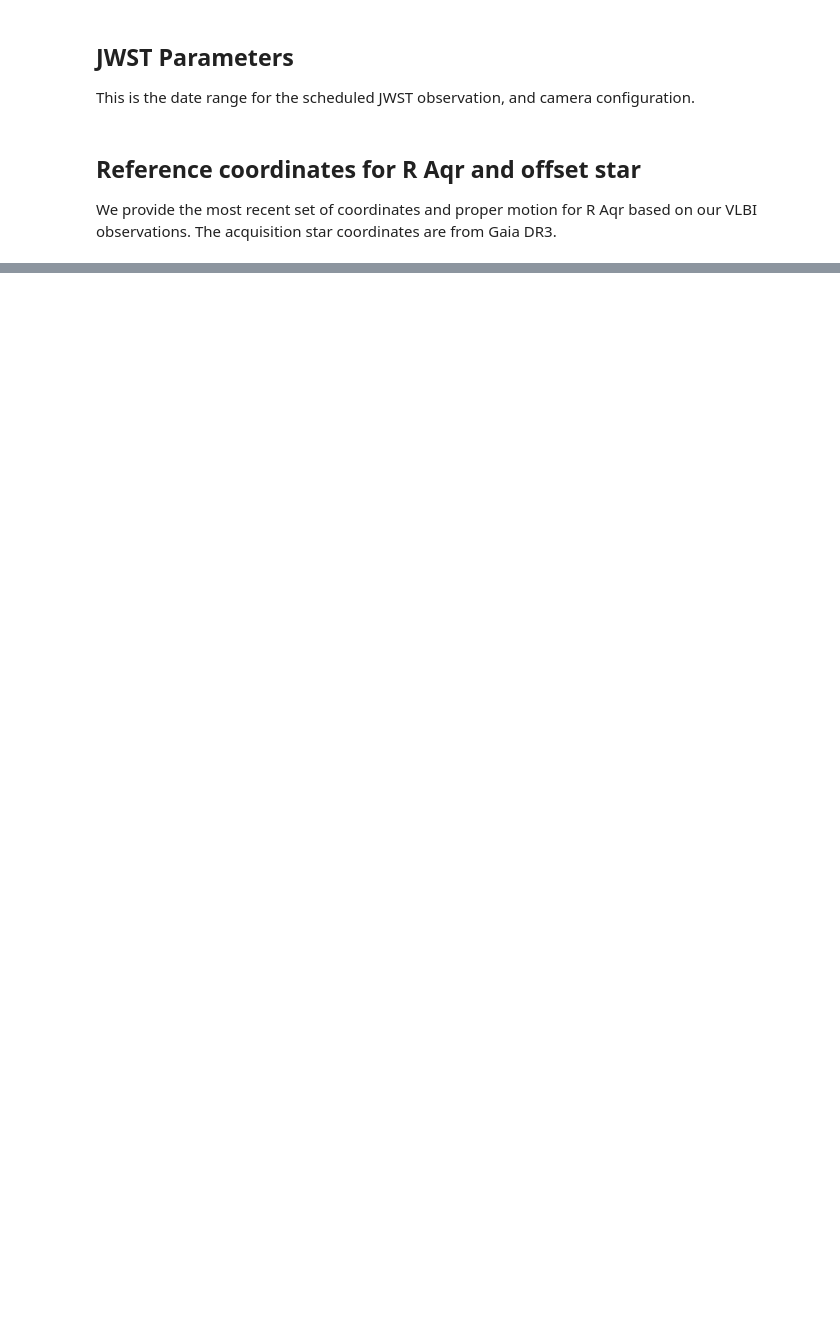
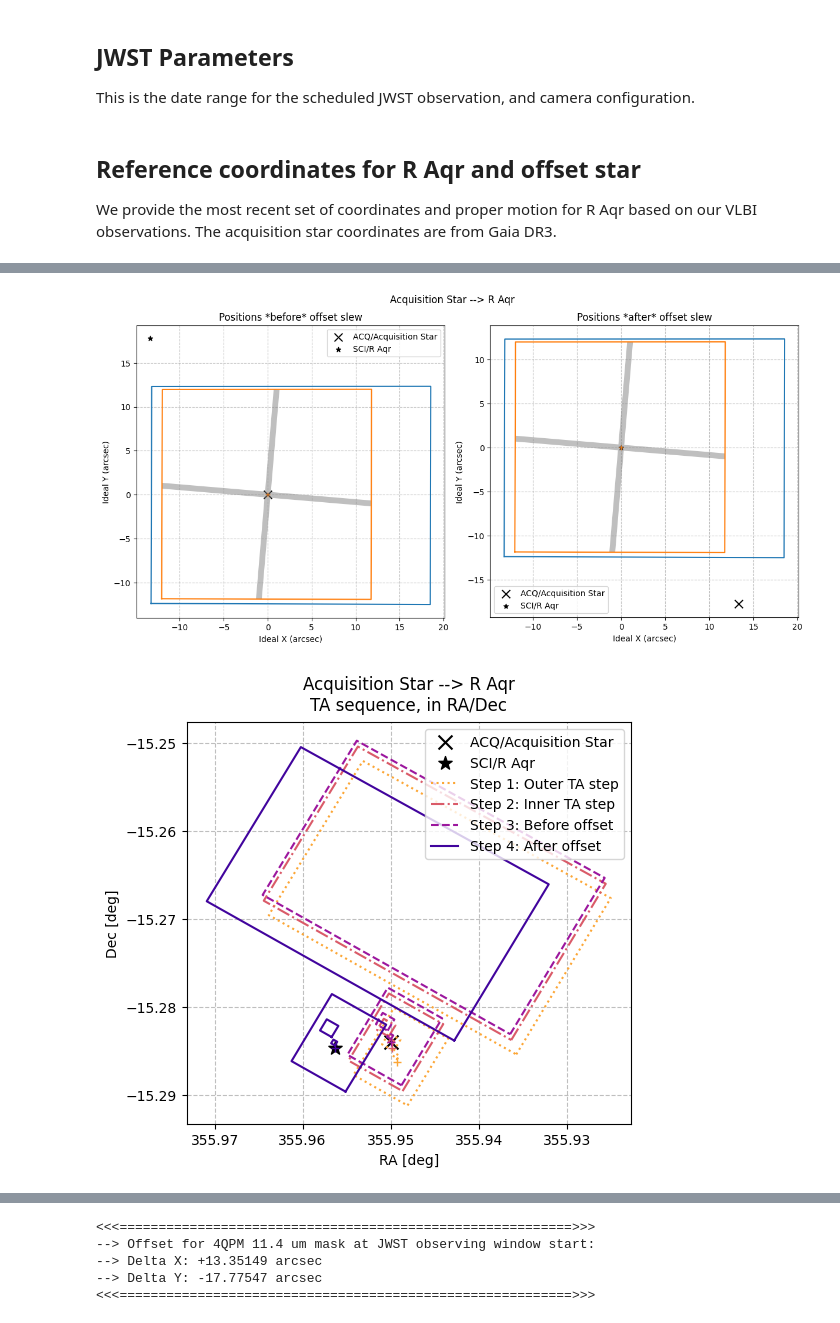
Before and after one commit to mmarengo/jwst_offset, a Jupyter notebook: r_aqr_miri_offset_ta.ipynb, the cells around one changed output, grey strips where cells are left out. Saved outputs shown, nothing was run; the diff lists cells and outputs as text; code cells hidden in the pictures; blank space fills up the shorter version.

Commit message:
Completed r_aqr_miri_offset_ta and updated documentation

```diff
--- a/r_aqr_miri_offset_ta.ipynb
+++ b/r_aqr_miri_offset_ta.ipynb
@@ -20,8 +18,9 @@ Matplotlib is building the font cache; this may take a moment.
 This is the date range for the scheduled JWST observation, and camera configuration.
 # %%
 # JWST PA angle of the telescope V3 axis at time of observation
-V3PA_TIME1 = 320.074 # V3PA at the beginning of JWST observing window
-V3PA_TIME2 = 320.074 # V3PA at the end of JWST observing window
+# V3PA range found in APT -> Visit Planner -> Reports -> Visit -> Total Roll
+V3PA_TIME1 = 55.000 # Chosen V3PA at the beginning of JWST observing window
+V3PA_TIME2 = 65.000 # Chosen V3PA at the end of JWST observing window
 
 # Coronographic mask ids
 CORON_ID_A = '1140' # ID for first coronagraphic observation
@@ -82,0 +112,13 @@ acqt = SkyCoord(RA,
+# %%
+# Update coordinates of acquisition star to beggining of JWST observing window
+acqt_time1 = acqt.apply_space_motion(new_obstime=jwst_time1)
+
+# Update coordinates of acquisition star to end of JWST observing window
+acqt_time2 = acqt.apply_space_motion(new_obstime=jwst_time2)
+
+# Print acquisition star change in  position during JWST observing window
+offset_jwst = acqt_time2.separation(acqt_time1).to(u.mas)
+pa_offset_jwst = acqt_time2.position_angle(acqt_time1).to(u.deg)
+print('--> Acquisition star change in position during JWST observing window:')
+print(f'--> Total Offset:   {offset_jwst:.3f}')
+print(f'--> Position angle: {pa_offset_jwst:.2f}')
@@ -82,0 +162,25 @@ acqt = SkyCoord(RA,
+# %%
+# Decide if plotting or not
+SHOW_PLOTS = True
+PLOT_FULL = True
+# %%
+# Calculate offsets for 4QPM 11.4 um mask at JWST observing window start
+dx, dy = coff.compute_offsets(slew_from1,
+                              slew_to1,
+                              V3PA_TIME1,
+                              CORON_ID_A,
+                              verbose = False,
+                              show_plots = SHOW_PLOTS,
+                              plot_full = PLOT_FULL,
+                              return_offsets = True
+                              )
+
+# Print offsets
+print('<<<==========================================================>>>')
+print(f'--> Offset for 4QPM 11.4 um mask at JWST observing window start:')
+print(f'--> Delta X: {dx:+4.5f} arcsec')
+print(f'--> Delta Y: {dy:+4.5f} arcsec')
+print('<<<==========================================================>>>')
+# %% [output]
+[figure, added]
+[figure, added]
@@ -82,0 +188,5 @@ acqt = SkyCoord(RA,
+<<<==========================================================>>>
+--> Offset for 4QPM 11.4 um mask at JWST observing window start:
+--> Delta X: +13.35149 arcsec
+--> Delta Y: -17.77547 arcsec
+<<<==========================================================>>>
```
Also changed, not shown: parts of 13 cells of this notebook, 2 other files.
